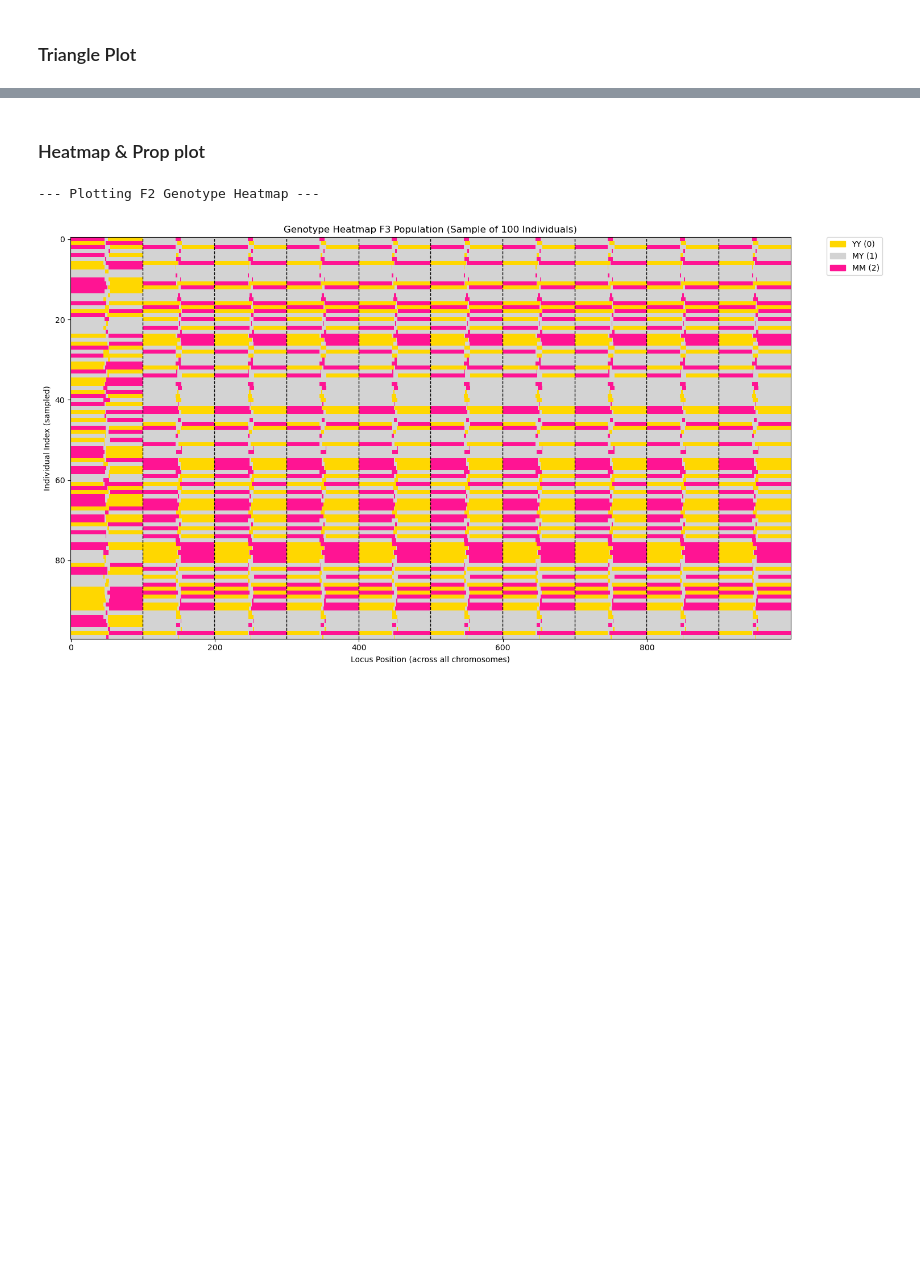
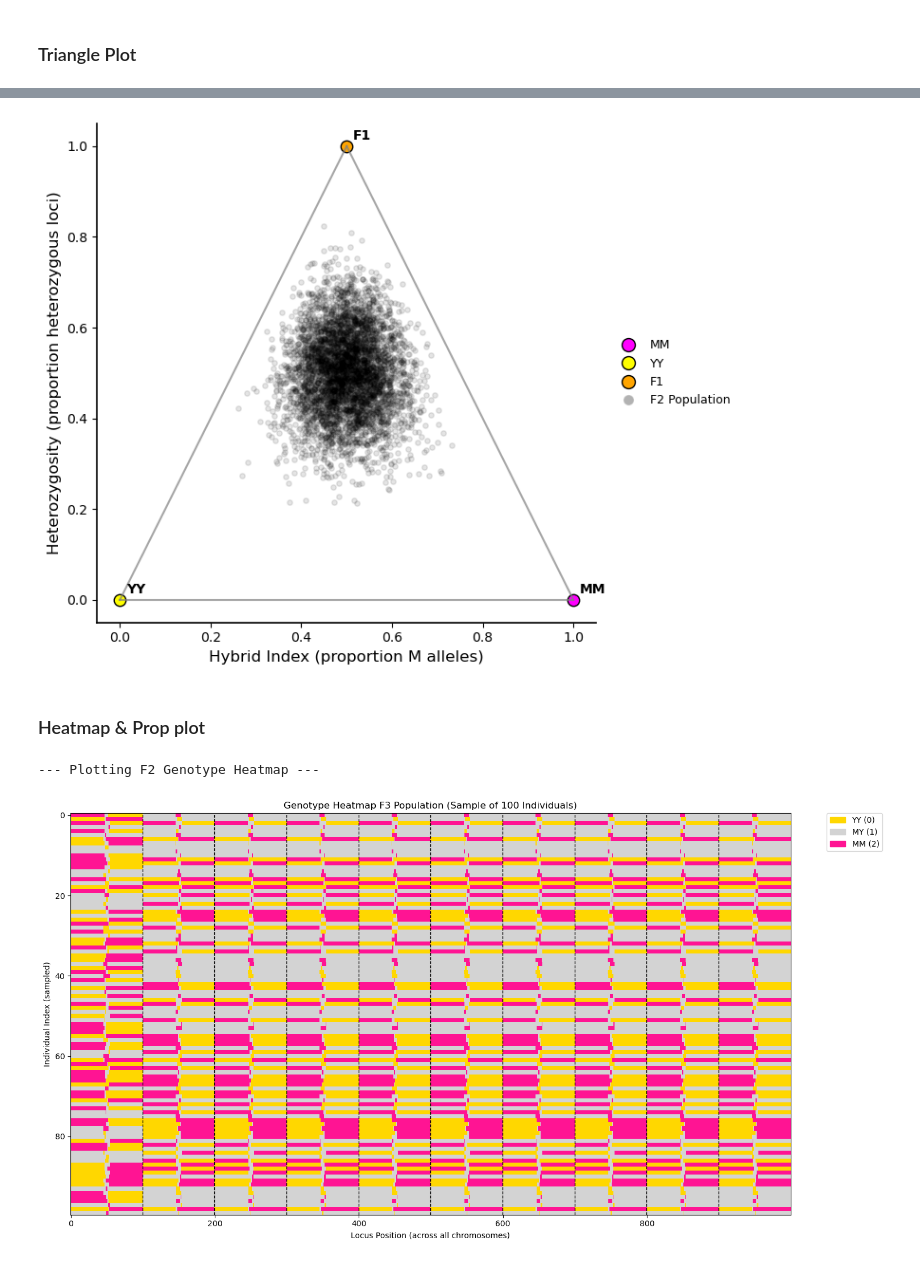
Before and after one commit to sophiagray2001/hybrid_sim_project, a Jupyter notebook: Hybrid_sim_v6.ipynb, the cells around one changed output, grey strips where cells are left out. Drawn from its saved outputs; the diff is of its cells as text; code cells hidden in the pictures; blank space fills up the shorter version.

```diff
--- a/Hybrid_sim_v6.ipynb
+++ b/Hybrid_sim_v6.ipynb
@@ -856,0 +858,88 @@ plt.show()
+# %%
+# Triangle Plotting
+
+# This cell is responsible for visualizing the genetic data on a triangle plot (HI vs. He).
+# Each point on this plot represents a single individual, showing their overall hybrid status.
+
+print("\n--- Plotting Triangle Plot ---")
+
+# Create a new figure and a set of subplots for the plot.
+# figsize=(8, 6) sets the width and height of the plot in inches.
+fig, ax = plt.subplots(figsize=(8, 6))
+
+# Customise the plot's appearance by removing the top and right spines (borders)
+# for a cleaner look, and setting the line width for the bottom and left spines.
+ax.spines['top'].set_visible(False)
+ax.spines['right'].set_visible(False)
+ax.spines['left'].set_linewidth(1.2)
+ax.spines['bottom'].set_linewidth(1.2)
+
+# Set the labels for the X and Y axes, making them descriptive and readable.
+ax.set_xlabel("Hybrid Index (proportion M alleles)", fontsize=12)
+ax.set_ylabel("Heterozygosity (proportion heterozygous loci)", fontsize=12)
+
+# Plot the F2 individuals as a scatter plot.
+# Each point corresponds to one F2 individual's aggregate Hybrid Index and Heterozygosity.
+# `alpha=0.1` makes the points semi-transparent, useful for large populations where points overlap.
+# `s=15` sets the size of each scatter point.
+ax.scatter(
+    f2_hybrid_indices,   # X-coordinates: Hybrid Index for each F2 individual.
+    f2_heterozygosities, # Y-coordinates: Heterozygosity for each F2 individual.
+    color='black',       # Color of the scatter points.
+    alpha=0.1,           # Transparency level.
+    s=15,                # Size of the markers.
+    label='F2 Population'# Label for this data series, used in the legend.
+)
+
+# Plot the parental (P0) and F1 reference points on the same plot.
+# These points are typically fixed and represent the extreme ends or the exact middle of the hybridization spectrum.
+ax.scatter(parent_mm_hi, parent_mm_het, color='magenta', s=80, edgecolor='black', label='MM') # Magenta parent
+ax.scatter(parent_yy_hi, parent_yy_het, color='yellow', s=80, edgecolor='black', label='YY') # Yellow parent
+ax.scatter(f1_hi, f1_het, color='orange', s=80, edgecolor='black', label='F1') # F1 generation
+
+# Add annotations (text labels) next to the P0 and F1 points for clear identification on the plot.
+# `xytext` offsets the text from the point, and `textcoords='offset points'` specifies the offset unit.
+ax.annotate('MM', (parent_mm_hi, parent_mm_het), xytext=(5, 5), textcoords='offset points', fontsize=10, fontweight='bold')
+ax.annotate('YY', (parent_yy_hi, parent_yy_het), xytext=(5, 5), textcoords='offset points', fontsize=10, fontweight='bold')
+ax.annotate('F1', (f1_hi, f1_het), xytext=(5, 5), textcoords='offset points', fontsize=10, fontweight='bold')
+
+# Draw the edges of the triangular region that typically encompasses hybrid individuals.
+# This visually defines the space where different types of hybrids are expected to fall.
+triangle_edges = [
+    [(0.0, 0.0), (0.5, 1.0)], # Edge from YY (0,0) to F1 (0.5,1)
+    [(0.5, 1.0), (1.0, 0.0)], # Edge from F1 (0.5,1) to MM (1,0)
+    [(0.0, 0.0), (1.0, 0.0)]  # Edge from YY (0,0) to MM (1,0) (the x-axis)
+]
+for (x0, y0), (x1, y1) in triangle_edges:
+    ax.plot([x0, x1], [y0, y1], linestyle='-', color='gray', linewidth=1.5, alpha=0.7)
+
+# Set the limits for the X and Y axes. Slightly extend them beyond 0-1 to prevent points from being cut off at the edges.
+ax.set_xlim(-0.05, 1.05)
+ax.set_ylim(-0.05, 1.05)
+# Disable the grid for a cleaner aesthetic, often preferred in these types of plots.
+ax.grid(False)
+# Ensure the aspect ratio is equal so the triangle appears geometrically correct (not stretched).
+ax.set_aspect('equal', adjustable='box')
+
+# Create custom legend elements to clearly label the different populations on the plot.
+# Line2D is used to create proxy artists for the legend that mimic the scatter plot markers.
+legend_elements = [
+    Line2D([0], [0], marker='o', color='w', markerfacecolor='magenta', markersize=10, markeredgecolor='black', label='MM'),
+    Line2D([0], [0], marker='o', color='w', markerfacecolor='yellow', markersize=10, markeredgecolor='black', label='YY'),
+    Line2D([0], [0], marker='o', color='w', markerfacecolor='orange', markersize=10, markeredgecolor='black', label='F1'),
+    Line2D([0], [0], marker='o', color='w', markerfacecolor='black', alpha=0.3, markersize=8, label='F2 Population'),
+]
+
+# Add the legend to the plot.
+# `loc="center left"` positions it to the left of the center.
+# `bbox_to_anchor=(1.02, 0.5)` places it just outside the main plot area to the right, centered vertically.
+# `frameon=False` removes the legend's border.
+ax.legend(handles=legend_elements, loc="center left", bbox_to_anchor=(1.02, 0.5), frameon=False, fontsize=9)
+
+# Adjust plot layout to prevent labels/legend from overlapping with the plot area.
+plt.tight_layout()
+# Further adjust the right margin to accommodate the legend.
+plt.subplots_adjust(right=0.8)
+# Display the plot.
+plt.show()
+# %% [output]
@@ -857,3 +947,4 @@ plt.show()
+[figure, added]
 # %% [markdown]
 ### Heatmap & Prop plot
 # %%
```
Also changed, not shown: parts of 49 cells of this notebook.
